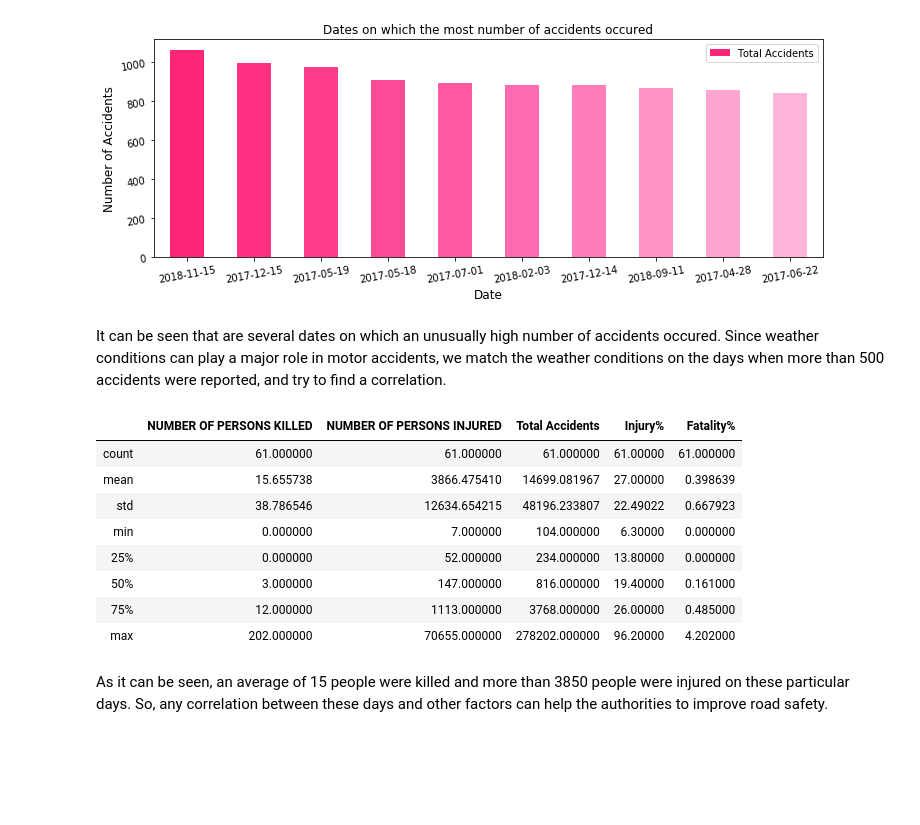
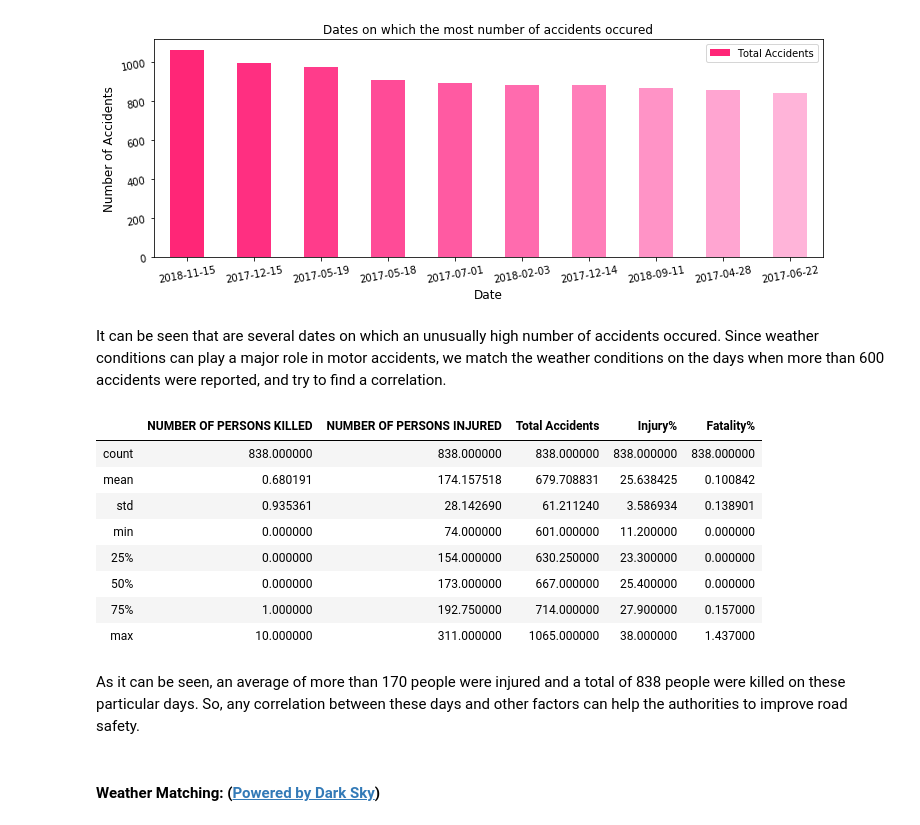
Before and after one commit to skhiearth/NYC-Motor-Vehicle-Collisions, a Jupyter notebook: NYC-Motor-Vehicle-Collisions.ipynb, the cells around one changed output. Drawn from its saved outputs; the diff is of its cells as text; code cells hidden in the pictures; blank space fills up the shorter version.

```diff
--- a/NYC-Motor-Vehicle-Collisions.ipynb
+++ b/NYC-Motor-Vehicle-Collisions.ipynb
@@ -427,21 +428,23 @@ fig.savefig('plots/date_accidents.png', dpi=500)
 # %% [output]
 [figure]
 # %% [markdown]
-It can be seen that are several dates on which an unusually high number of accidents occured. Since weather conditions can play a major role in motor accidents, we match the weather conditions on the days when more than 500 accidents were reported, and try to find a correlation.
+It can be seen that are several dates on which an unusually high number of accidents occured. Since weather conditions can play a major role in motor accidents, we match the weather conditions on the days when more than 600 accidents were reported, and try to find a correlation.
 # %%
-# Filtering dates with more than 500 accidents
-mask = vehicle_wise['Total Accidents'] > 100
-vehicle_accidents_500 = vehicle_wise[mask]
+# Filtering dates with more than 600 accidents
+mask = date_wise['Total Accidents'] > 600
+vehicle_accidents_500 = date_wise[mask]
 vehicle_accidents_500.describe()
 # %% [output]
 |  | NUMBER OF PERSONS KILLED | NUMBER OF PERSONS INJURED | Total Accidents | Injury% | Fatality% |
-| count | 61.000000 | 61.000000 | 61.000000 | 61.00000 | 61.000000 |
-| mean | 15.655738 | 3866.475410 | 14699.081967 | 27.00000 | 0.398639 |
-| std | 38.786546 | 12634.654215 | 48196.233807 | 22.49022 | 0.667923 |
-| min | 0.000000 | 7.000000 | 104.000000 | 6.30000 | 0.000000 |
-| 25% | 0.000000 | 52.000000 | 234.000000 | 13.80000 | 0.000000 |
-| 50% | 3.000000 | 147.000000 | 816.000000 | 19.40000 | 0.161000 |
-| 75% | 12.000000 | 1113.000000 | 3768.000000 | 26.00000 | 0.485000 |
-| max | 202.000000 | 70655.000000 | 278202.000000 | 96.20000 | 4.202000 |
+| count | 838.000000 | 838.000000 | 838.000000 | 838.000000 | 838.000000 |
+| mean | 0.680191 | 174.157518 | 679.708831 | 25.638425 | 0.100842 |
+| std | 0.935361 | 28.142690 | 61.211240 | 3.586934 | 0.138901 |
+| min | 0.000000 | 74.000000 | 601.000000 | 11.200000 | 0.000000 |
+| 25% | 0.000000 | 154.000000 | 630.250000 | 23.300000 | 0.000000 |
+| 50% | 0.000000 | 173.000000 | 667.000000 | 25.400000 | 0.000000 |
+| 75% | 1.000000 | 192.750000 | 714.000000 | 27.900000 | 0.157000 |
+| max | 10.000000 | 311.000000 | 1065.000000 | 38.000000 | 1.437000 |
 # %% [markdown]
-As it can be seen, an average of 15 people were killed and more than 3850 people were injured on these particular days. So, any correlation between these days and other factors can help the authorities to improve road safety.
+As it can be seen, an average of more than 170 people were injured and a total of 838 people were killed on these particular days. So, any correlation between these days and other factors can help the authorities to improve road safety.
+# %% [markdown]
+#### Weather Matching: ([Powered by Dark Sky](https://darksky.net/poweredby/))
```
Also changed, not shown: parts of 5 cells of this notebook.
